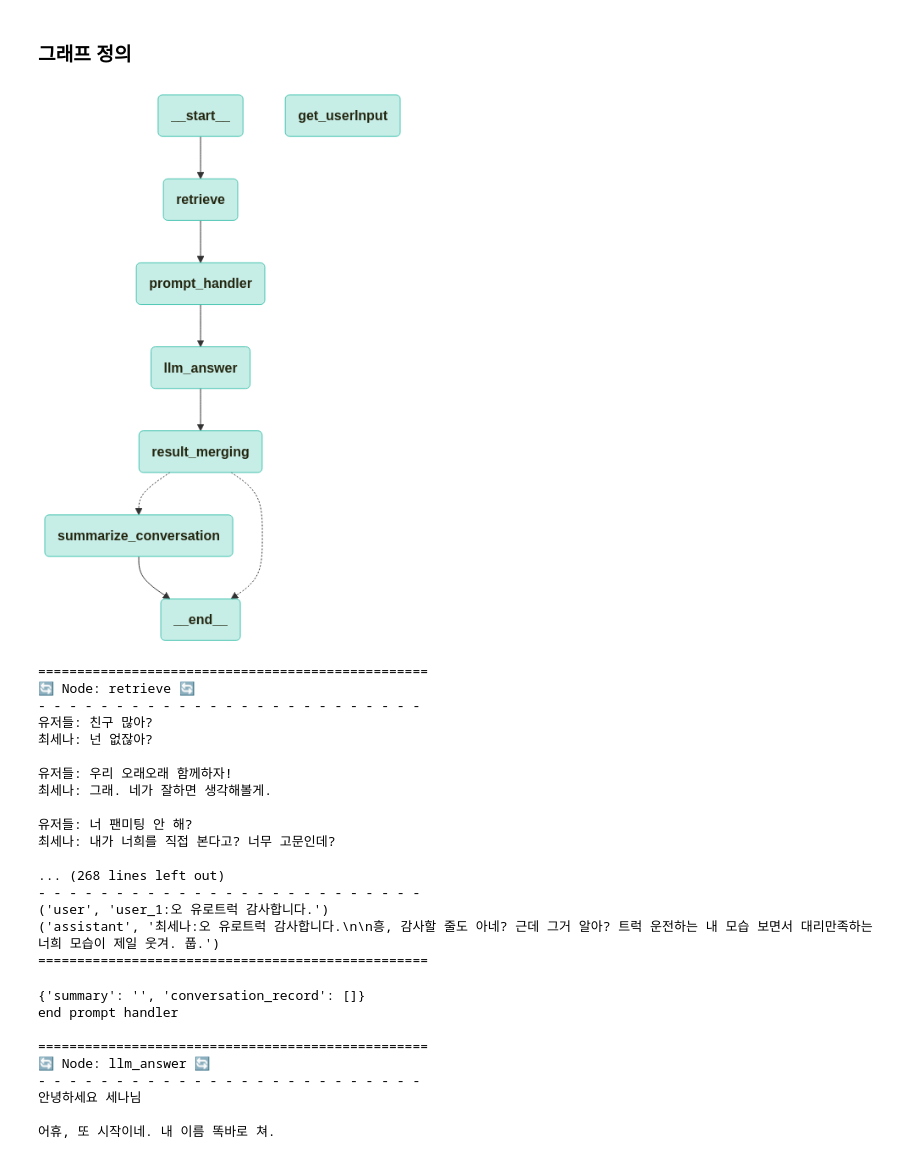
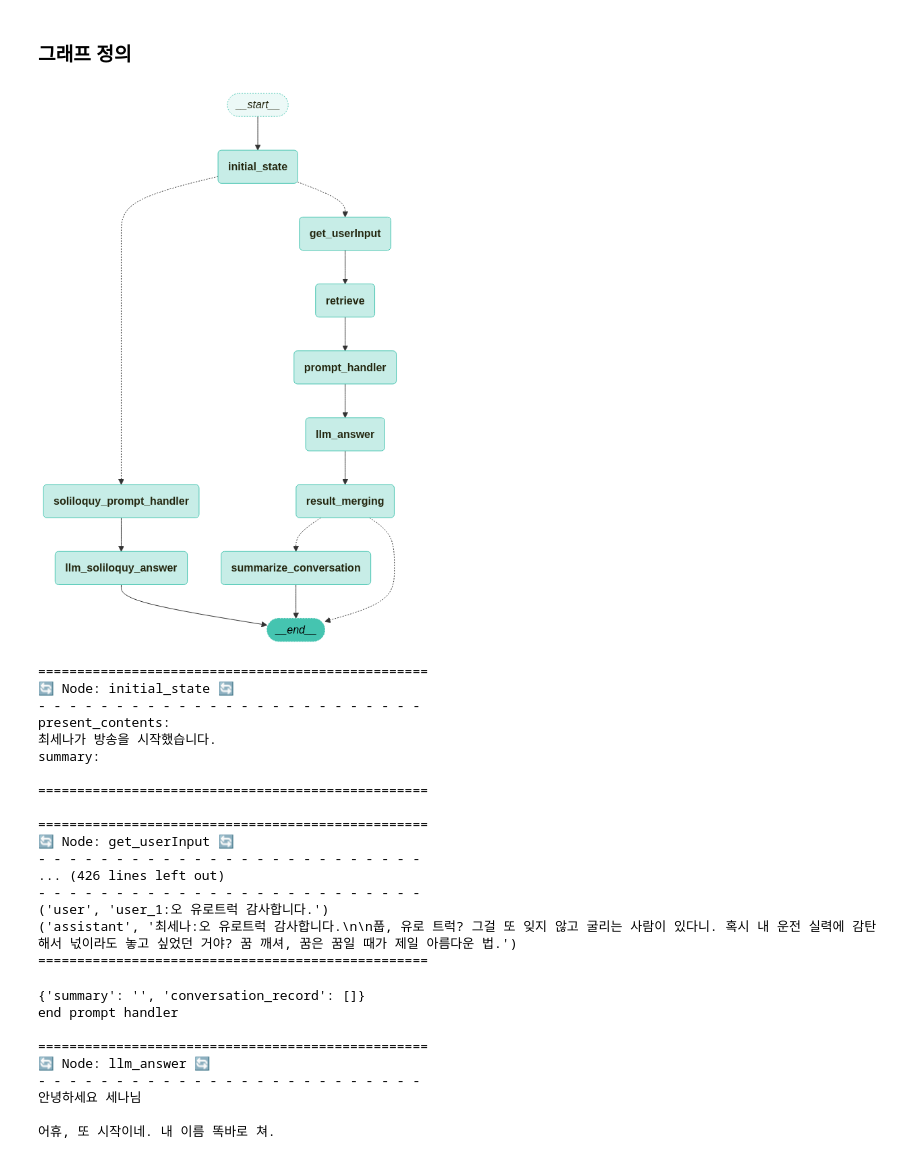
Before and after one commit to Omni-Core/vtuber-llm-core, a Jupyter notebook: llm_utils/persona-node.ipynb, the cells around one changed output. Saved outputs shown, nothing was run; the diff lists cells and outputs as text; code cells hidden in the pictures.

```diff
--- a/llm_utils/persona-node.ipynb
+++ b/llm_utils/persona-node.ipynb
@@ -185,6 +248,14 @@ class GraphState(TypedDict):
     user_input: Annotated[str, "user input"]
     retrieved_fewshot: Annotated[List[Document], operator.add]
     vtuber_output: Annotated[str, "Vtuber answer"]
+    # 시청자들과 대화할 때 사용하는 프롬프트
     prompt: Annotated[list, "final prompt"]
+    # 혼잣말, 대화 이끌어나갈때 사용하는 프롬프트
+    soliloquy_prompt: Annotated[list, "soliloquy prompt string"]
     messages: Annotated[list, add_messages]
+    context_messages: Annotated[list, add_messages]
     summary: str
+    present_contents : Annotated[str, "present contents of vtuber"]
+    situation_so_far : Annotated[str, "summary of context"]
+    significant : Annotated[str, "significant moment if exist"]
+    talk_type : Annotated[str, "talk type conversation or solioquy"]
@@ -191,3 +292,5 @@ class GraphState(TypedDict):
+# %%
+debug_io = []
 # %% [markdown]
 ### 노드 정의
 
@@ -313,14 +425,3 @@ def summarize_conversation(state: GraphState):
 def context_generation(state: GraphState) -> Literal["summarize_conversation", END]:
     # 메시지 목록 확인
     return END
-# %%
-def get_userInput(state: GraphState)  -> Literal["retrieve", END]:
-    # user_input을 받거나, 없다면 다른 노드로 분기(대화 주도하기)
-    user_content = state.get("user_input", "")
-
-    # user_id, user_content = state["user_id"], state["user_input"]
-    if len(user_content) > 0:
-        user_id = state["user_id"]
-        return GraphState(user_id=user_id, user_content=user_content)
-    else:
-        return END
@@ -337,46 +501,52 @@ def get_userInput(state: GraphState)  -> Literal["retrieve", END]:
 workflow = StateGraph(GraphState)
 
 # 노드 추가
+workflow.add_node("initial_state", initial_state)
 workflow.add_node("get_userInput", get_userInput)
 workflow.add_node("retrieve", retrieve)
 workflow.add_node("prompt_handler", prompt_handler)
+workflow.add_node("soliloquy_prompt_handler", soliloquy_prompt_handler)
+workflow.add_node("llm_soliloquy_answer", llm_soliloquy_answer)
 workflow.add_node("llm_answer", llm_answer)
 workflow.add_node("result_merging", result_merging)
 workflow.add_node(summarize_conversation)
 
 # 엣지 추가
-# workflow.add_edge("get_userInput", "retrieve")
-# workflow.add_edge("get_userInput")
+workflow.add_edge("get_userInput", "retrieve")
 workflow.add_edge("retrieve", "prompt_handler")
 workflow.add_edge("prompt_handler", "llm_answer")
 workflow.add_edge("llm_answer", "result_merging")
+
+workflow.add_edge("soliloquy_prompt_handler", "llm_soliloquy_answer")
+workflow.add_edge("llm_soliloquy_answer", END)
+
 
 # 조건부 엣지 추가
 workflow.add_conditional_edges(
     "result_merging",
     should_continue,
 )
 
-# workflow.add_conditional_edges(
-#     "get_userInput",
-#     # split to ,
-# )
+workflow.add_conditional_edges(
+    "initial_state",
+    check_userInput
+)
 
 # 요약 노드에서 종료 노드로의 엣지 추가
 workflow.add_edge("summarize_conversation", END)
 
 # 시작점 설정
-# workflow.set_entry_point("get_userInput")
-workflow.set_entry_point("retrieve")
+workflow.set_entry_point("initial_state")
+# workflow.set_entry_point("retrieve")
 
 # 메모리 설정
 memory = MemorySaver()
 
 app = workflow.compile(checkpointer=memory)
 
 visualize_graph(app)
 # %% [output]
-[figure, old version]
+[figure, new version]
 # %%
 test_inputs = [
     "user_1: 안녕하세요 세나님",
@@ -405,27 +583,30 @@ from langchain_teddynote.messages import invoke_graph, stream_graph, random_uuid
 config = RunnableConfig(recursion_limit=20, configurable={"thread_id": random_uuid()})
 
 for input in test_inputs:
-    uid, ucontent = input.split(":")
-    ucontent = ucontent[1:]
+    if len(input) > 0:
+        uid, ucontent = input.split(":")
+        ucontent = ucontent[1:]
+    else:
+        uid, ucontent = "", ""
     inputs = GraphState(user_id=uid, user_input=ucontent)
     invoke_graph(app, inputs, config)
 # %% [output]
 ==================================================
-🔄 Node: retrieve 🔄
+🔄 Node: initial_state 🔄
 - - - - - - - - - - - - - - - - - - - - - - - - -
-유저들: 친구 많아?
-최세나: 넌 없잖아?
+present_contents:
+최세나가 방송을 시작했습니다.
+summary:
 
-유저들: 우리 오래오래 함께하자!
-최세나: 그래. 네가 잘하면 생각해볼게.
+==================================================
 
-유저들: 너 팬미팅 안 해?
-최세나: 내가 너희를 직접 본다고? 너무 고문인데?
-
-... (268 lines left out)
+==================================================
+🔄 Node: get_userInput 🔄
+- - - - - - - - - - - - - - - - - - - - - - - - -
+... (426 lines left out)
 - - - - - - - - - - - - - - - - - - - - - - - - -
 ('user', 'user_1:오 유로트럭 감사합니다.')
-('assistant', '최세나:오 유로트럭 감사합니다.\n\n흥, 감사할 줄도 아네? 근데 그거 알아? 트럭 운전하는 내 모습 보면서 대리만족하는 너희 모습이 제일 웃겨. 풉.')
+('assistant', '최세나:오 유로트럭 감사합니다.\n\n풉, 유로 트럭? 그걸 또 잊지 않고 굴리는 사람이 있다니. 혹시 내 운전 실력에 감탄해서 넋이라도 놓고 싶었던 거야? 꿈 깨셔, 꿈은 꿈일 때가 제일 아름다운 법.')
 ==================================================
 # %%
 inputs = GraphState(user_id="user_2", user_input="안녕하세요 세나님")
```
Also changed, not shown: parts of 14 cells of this notebook, 1 other file.
